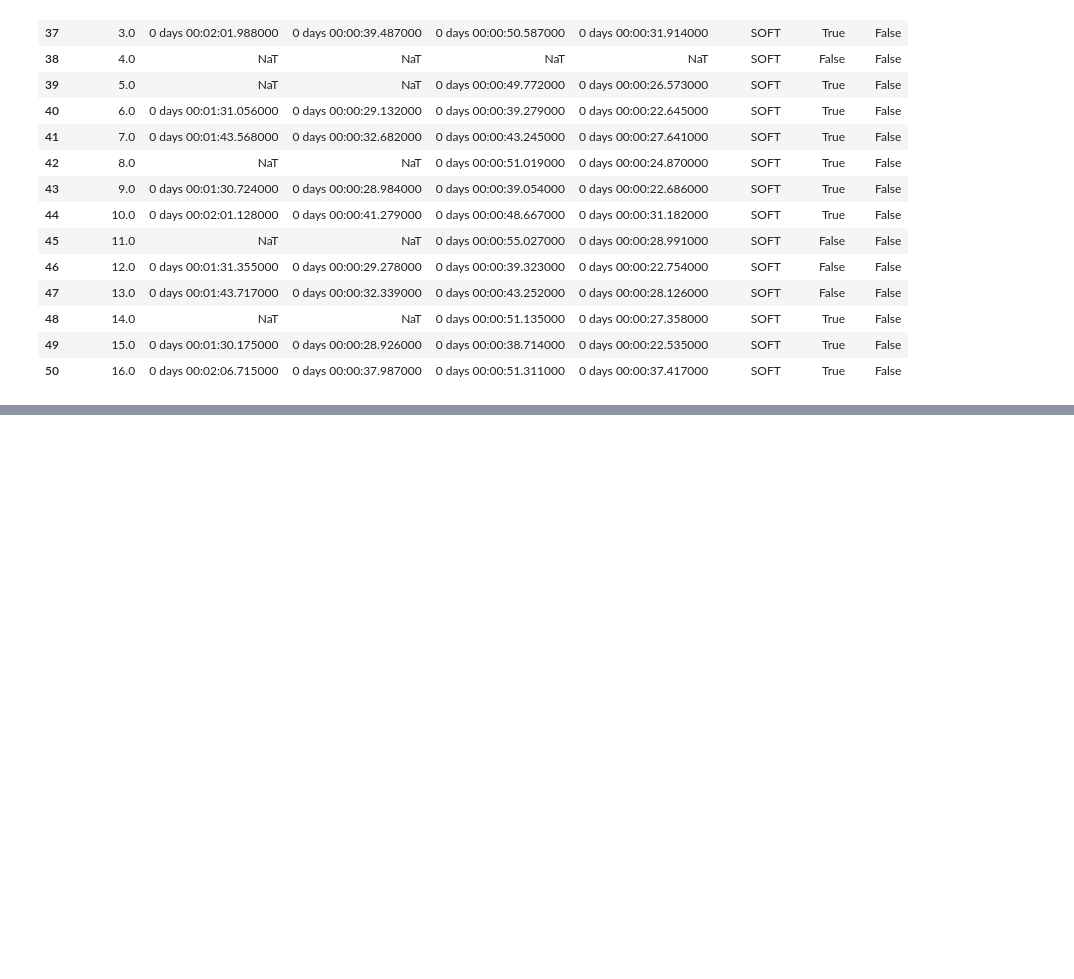
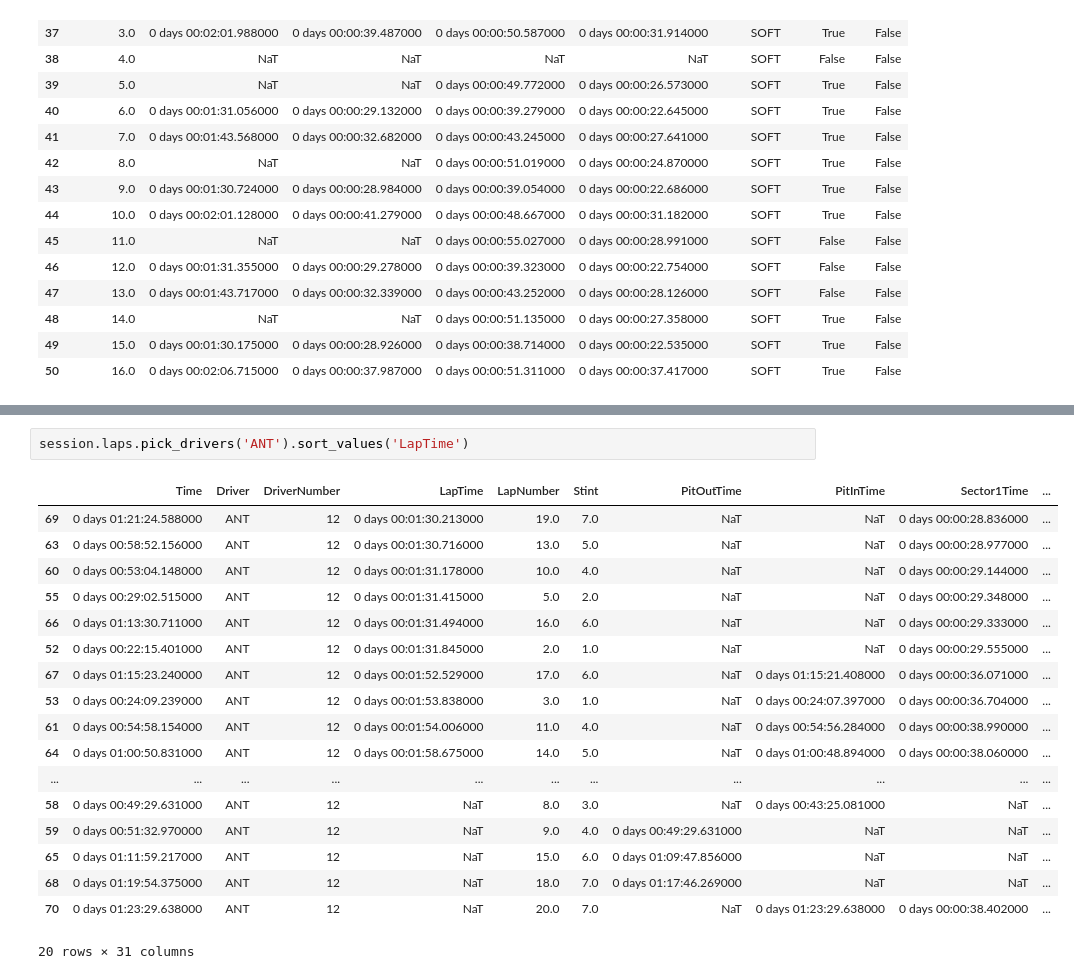
Before and after one commit to sofiaxyz1/box-box-analytics, a Jupyter notebook: notebooks/01_exploracao_fastf1.ipynb, the cells around one changed output, grey strips where cells are left out. Drawn from its saved outputs; the diff is of its cells as text; blank space fills up the shorter version.

Commit message:
feat: confirma tratamento de voltas deletadas no pick_fastest()

```diff
--- a/notebooks/01_exploracao_fastf1.ipynb
+++ b/notebooks/01_exploracao_fastf1.ipynb
@@ -113,0 +165,21 @@ lec[['LapNumber', 'LapTime', 'Sector1Time', 'Sector2Time', 'Sector3Time', 'Compo
+# %%
+session.laps.pick_drivers('ANT').sort_values('LapTime')
+# %% [output]
+|  | Time | Driver | DriverNumber | LapTime | LapNumber | Stint | PitOutTime | PitInTime | Sector1Time | ... |
+| 69 | 0 days 01:21:24.588000 | ANT | 12 | 0 days 00:01:30.213000 | 19.0 | 7.0 | NaT | NaT | 0 days 00:00:28.836000 | ... |
+| 63 | 0 days 00:58:52.156000 | ANT | 12 | 0 days 00:01:30.716000 | 13.0 | 5.0 | NaT | NaT | 0 days 00:00:28.977000 | ... |
+| 60 | 0 days 00:53:04.148000 | ANT | 12 | 0 days 00:01:31.178000 | 10.0 | 4.0 | NaT | NaT | 0 days 00:00:29.144000 | ... |
+| 55 | 0 days 00:29:02.515000 | ANT | 12 | 0 days 00:01:31.415000 | 5.0 | 2.0 | NaT | NaT | 0 days 00:00:29.348000 | ... |
+| 66 | 0 days 01:13:30.711000 | ANT | 12 | 0 days 00:01:31.494000 | 16.0 | 6.0 | NaT | NaT | 0 days 00:00:29.333000 | ... |
+| 52 | 0 days 00:22:15.401000 | ANT | 12 | 0 days 00:01:31.845000 | 2.0 | 1.0 | NaT | NaT | 0 days 00:00:29.555000 | ... |
+| 67 | 0 days 01:15:23.240000 | ANT | 12 | 0 days 00:01:52.529000 | 17.0 | 6.0 | NaT | 0 days 01:15:21.408000 | 0 days 00:00:36.071000 | ... |
+| 53 | 0 days 00:24:09.239000 | ANT | 12 | 0 days 00:01:53.838000 | 3.0 | 1.0 | NaT | 0 days 00:24:07.397000 | 0 days 00:00:36.704000 | ... |
+| 61 | 0 days 00:54:58.154000 | ANT | 12 | 0 days 00:01:54.006000 | 11.0 | 4.0 | NaT | 0 days 00:54:56.284000 | 0 days 00:00:38.990000 | ... |
+| 64 | 0 days 01:00:50.831000 | ANT | 12 | 0 days 00:01:58.675000 | 14.0 | 5.0 | NaT | 0 days 01:00:48.894000 | 0 days 00:00:38.060000 | ... |
+| ... | ... | ... | ... | ... | ... | ... | ... | ... | ... | ... |
+| 58 | 0 days 00:49:29.631000 | ANT | 12 | NaT | 8.0 | 3.0 | NaT | 0 days 00:43:25.081000 | NaT | ... |
+| 59 | 0 days 00:51:32.970000 | ANT | 12 | NaT | 9.0 | 4.0 | 0 days 00:49:29.631000 | NaT | NaT | ... |
+| 65 | 0 days 01:11:59.217000 | ANT | 12 | NaT | 15.0 | 6.0 | 0 days 01:09:47.856000 | NaT | NaT | ... |
+| 68 | 0 days 01:19:54.375000 | ANT | 12 | NaT | 18.0 | 7.0 | 0 days 01:17:46.269000 | NaT | NaT | ... |
+| 70 | 0 days 01:23:29.638000 | ANT | 12 | NaT | 20.0 | 7.0 | NaT | 0 days 01:23:29.638000 | 0 days 00:00:38.402000 | ... |
+20 rows × 31 columns
```
Also changed, not shown: parts of 4 cells of this notebook, 1 other file.
